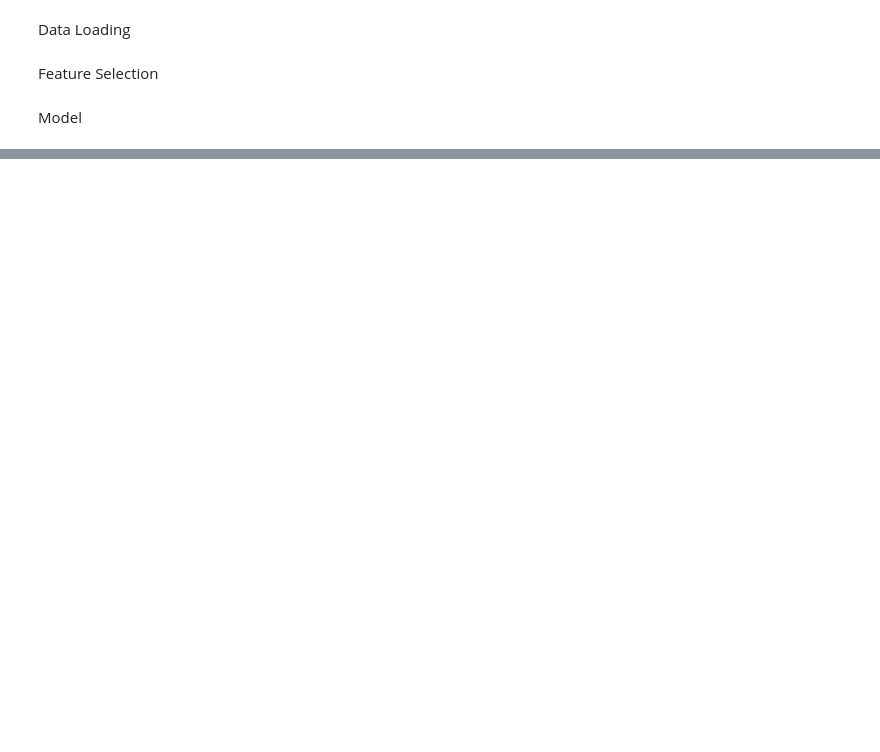
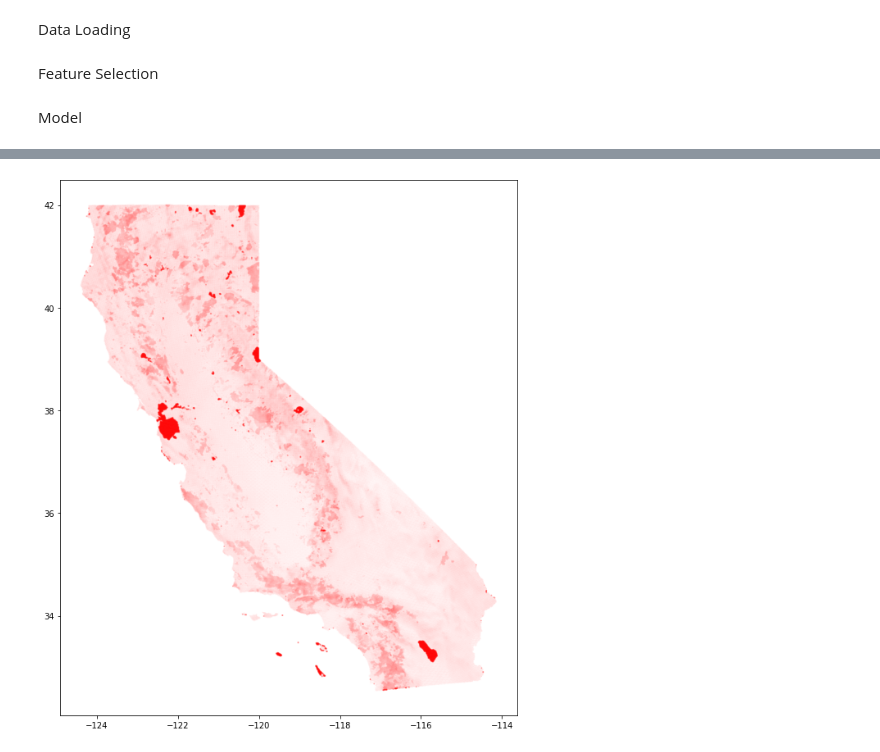
Before and after one commit to alvin-tu/PwC-LSTM-Capstone-Project, a Jupyter notebook: models/log_reg_nick.ipynb, the cells around one changed output, grey strips where cells are left out. Drawn from its saved outputs; the diff is of its cells as text; code cells hidden in the pictures; blank space fills up the shorter version.

Commit message:
kelly's data preprocessing + vae model training; nick's logistic regression model performance visualization

```diff
--- a/models/log_reg_nick.ipynb
+++ b/models/log_reg_nick.ipynb
@@ -10,9 +11,16 @@ from sklearn import preprocessing
 # %% [markdown]
 Data Loading
 # %%
-df_train = pd.read_csv('/home/capstone22/WildFIrePrediction/Isaac_data/isaac_train.csv')
-df_valid = pd.read_csv('/home/capstone22/WildFIrePrediction/Isaac_data/isaac_valid.csv')
-df_test = pd.read_csv('/home/capstone22/WildFIrePrediction/Isaac_data/isaac_test.csv')
+df_train = pd.read_csv('/home/capstone22/WildFIrePrediction/isaac_data/Isaac_data_original/isaac_train.csv')
+df_valid = pd.read_csv('/home/capstone22/WildFIrePrediction/isaac_data/Isaac_data_original/isaac_valid.csv')
+df_test = pd.read_csv('/home/capstone22/WildFIrePrediction/isaac_data/Isaac_data_original/isaac_test.csv')
+
+df_2017 = pd.read_csv('/home/capstone22/WildFIrePrediction/isaac_data/Isaac_data_original/CD_2017_2017.csv')
+gt_2017 = pd.read_csv('/home/capstone22/WildFIrePrediction/isaac_data/Isaac_data_original/TD_2017_2017.csv')
+coords = pd.read_csv('/home/capstone22/WildFIrePrediction/isaac_data/LatLon.csv')
+
+df_2017 = df_2017.loc[coords['pixel_id']]
+gt_2017 = gt_2017.loc[coords['pixel_id']]
 # %% [markdown]
 Feature Selection
 # %%
@@ -45,15 +53,14 @@ selected_features = ['Road_Dist',
 Model
 # %%
 X_train = df_train[selected_features]
-X_train_norm = preprocessing.normalize(X_train, axis = 0)
 y_train = df_train['value']
 
 X_valid = df_valid[selected_features]
-X_valid_norm = preprocessing.normalize(X_valid, axis = 0)
 y_valid = df_valid['value']
 
 X_test = df_test[selected_features]
-X_test_norm = preprocessing.normalize(X_test, axis = 0)
 y_test = df_test['value']
+
+X_test_2017 = df_2017[selected_features]
 # %%
 clf = LogisticRegression().fit(X_train, y_train)
@@ -71,0 +88,8 @@ print(y_pred_prob)
+# %%
+y_pred_2017 = clf.predict(X_test_2017)
+y_pred_prob_2017 = clf.predict_proba(X_test_2017)
+np.set_printoptions(suppress=True)
+print(y_pred_prob_2017)
+
+fire_prob = y_pred_prob_2017[:, 1]
+coords['fire prob'] = fire_prob
@@ -71,0 +104,7 @@ print(y_pred_prob)
+# %%
+#Prediction heatmap
+fig = plt.figure(figsize=(10, 12))
+plt.scatter(coords['Longitude'], coords['Latitude'], alpha = 0.2, s = coords['fire prob'], c = 'r')
+plt.show()
+# %% [output]
+[figure, added]
```
Also changed, not shown: parts of 8 cells of this notebook, 4 other files.
